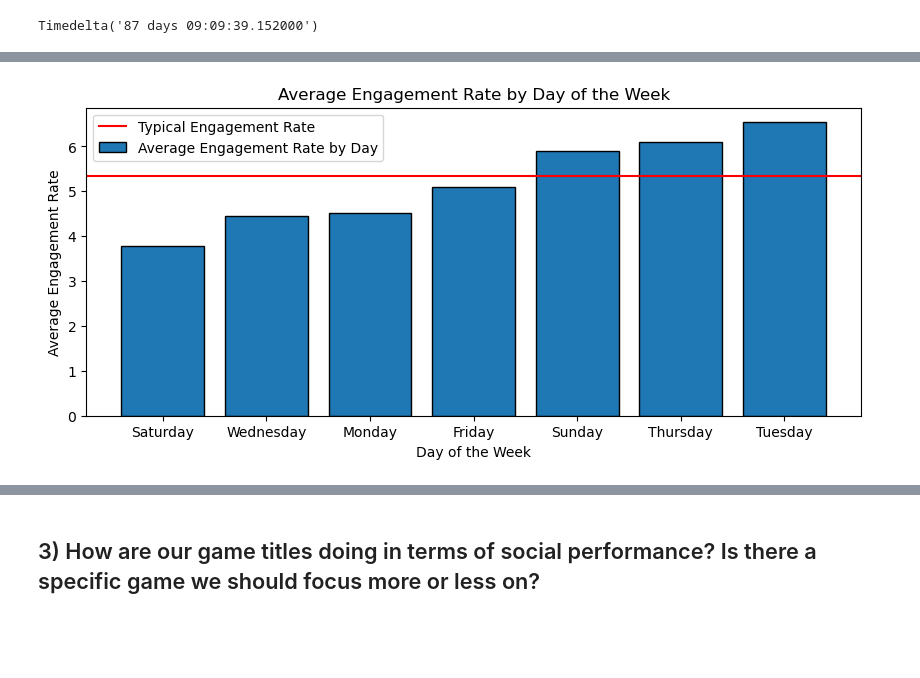
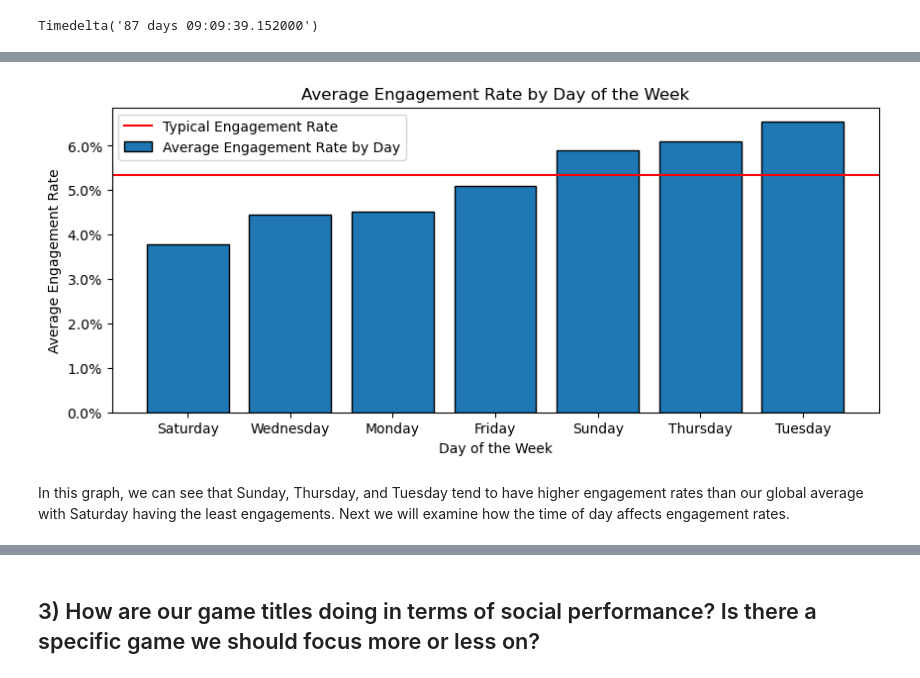
Before and after one commit to Isiah-Z-Montalvo/Evil-Geniuses-Data-Analyst-Internship-Assessment, a Jupyter notebook: Analysis.ipynb, the cells around one changed output, grey strips where cells are left out. Drawn from its saved outputs; the diff is of its cells as text; code cells hidden in the pictures; blank space fills up the shorter version.

```diff
--- a/Analysis.ipynb
+++ b/Analysis.ipynb
@@ -181,17 +125,20 @@ days
 # %%
 fig, ax = plt.subplots(figsize=(10, 4))
 
 ax.bar("Day", "Average_Engagement_Rate", data = days, edgecolor = "black")
 ax.axhline(y = typicalEngagementRate, color = "r", linestyle = "-")
 
 plt.title("Average Engagement Rate by Day of the Week")
 plt.xlabel("Day of the Week")
 plt.ylabel("Average Engagement Rate")
+plt.gca().yaxis.set_major_formatter(PercentFormatter())
 
 plt.legend(["Typical Engagement Rate", "Average Engagement Rate by Day"])
 plt.show()
 # %% [output]
-[figure, old version]
+[figure, new version]
+# %% [markdown]
+In this graph, we can see that Sunday, Thursday, and Tuesday tend to have higher engagement rates than our global average with Saturday having the least engagements. Next we will examine how the time of day affects engagement rates.
 # %%
 hours = dateDF.groupby(dateDF.Published_Date.dt.hour)["Engagement_Rates"].mean()
 times = ["2:00am", "3:00am", "4:00am", "5:00am", "6:00am", "7:00am", "8:00am", "9:00am", "10:00am", "11:00am", "12:00pm",
```
Also changed, not shown: parts of 27 cells of this notebook, 1 other file.
